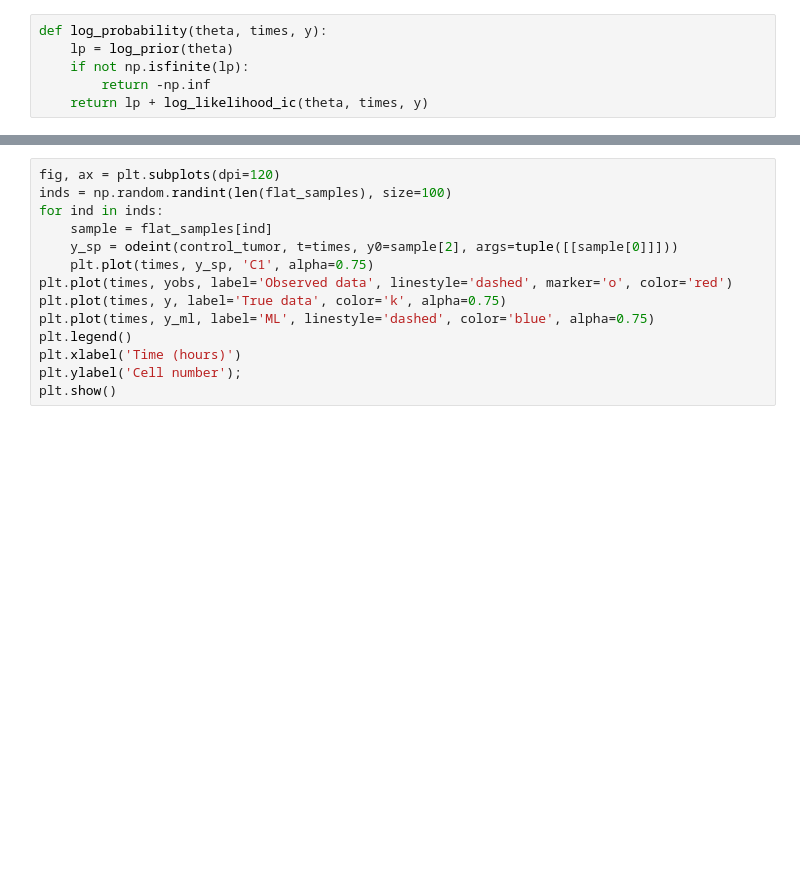
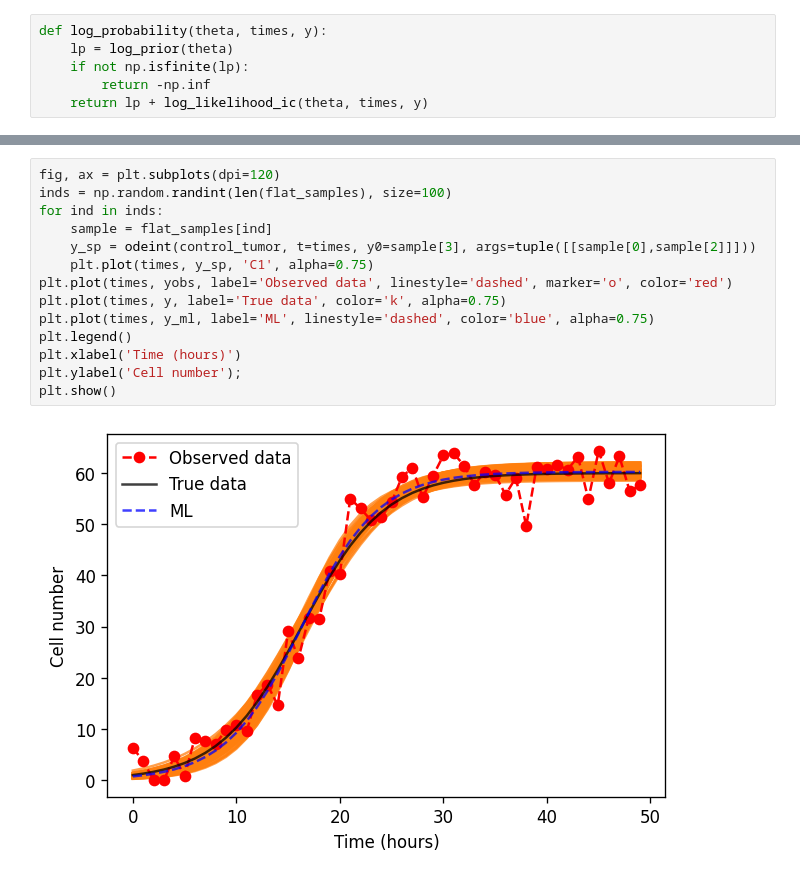
Before and after one commit to Ernesto-Lima/VeraoLNCC2021, a Jupyter notebook: day03_calibration.ipynb, the cells around one changed output, grey strips where cells are left out. Cells and saved outputs as stored; diff of their text form; blank space fills up the shorter version.

```diff
--- a/day03_calibration.ipynb
+++ b/day03_calibration.ipynb
@@ -172,17 +182,19 @@ fig = corner.corner(flat_samples, labels=labels, truths=[true_growth, true_std,
 # %%
 fig, ax = plt.subplots(dpi=120)
 inds = np.random.randint(len(flat_samples), size=100)
 for ind in inds:
     sample = flat_samples[ind]
-    y_sp = odeint(control_tumor, t=times, y0=sample[2], args=tuple([[sample[0]]]))
+    y_sp = odeint(control_tumor, t=times, y0=sample[3], args=tuple([[sample[0],sample[2]]]))
     plt.plot(times, y_sp, 'C1', alpha=0.75)
 plt.plot(times, yobs, label='Observed data', linestyle='dashed', marker='o', color='red')
 plt.plot(times, y, label='True data', color='k', alpha=0.75)
 plt.plot(times, y_ml, label='ML', linestyle='dashed', color='blue', alpha=0.75)
 plt.legend()
 plt.xlabel('Time (hours)')
 plt.ylabel('Cell number');
 plt.show()
+# %% [output]
+[figure, added]
 # %%
 for i in range(ndim):
     mcmc = np.percentile(flat_samples[:, i], [16, 50, 84])
```
Also changed, not shown: parts of 16 cells of this notebook.
